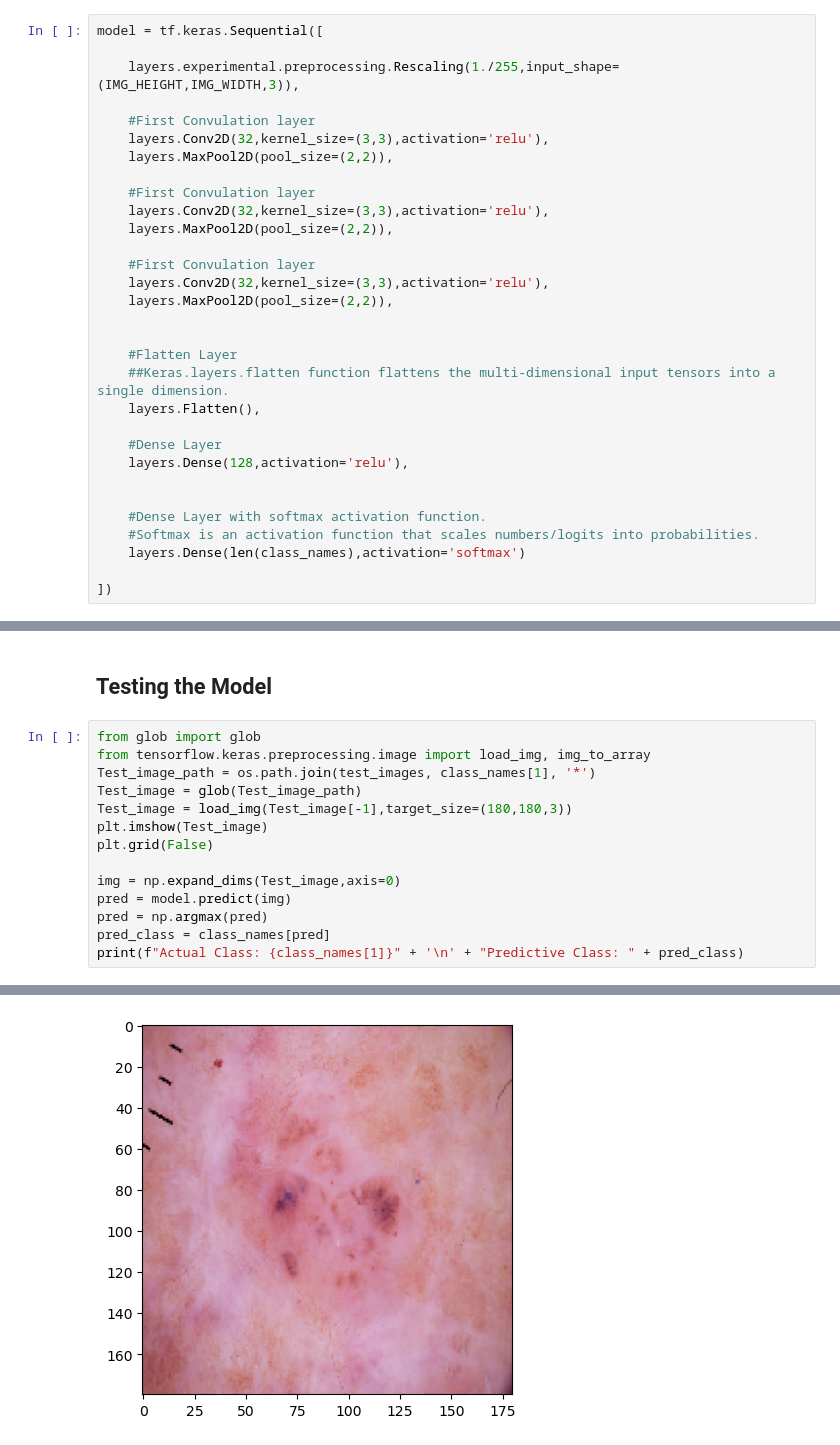
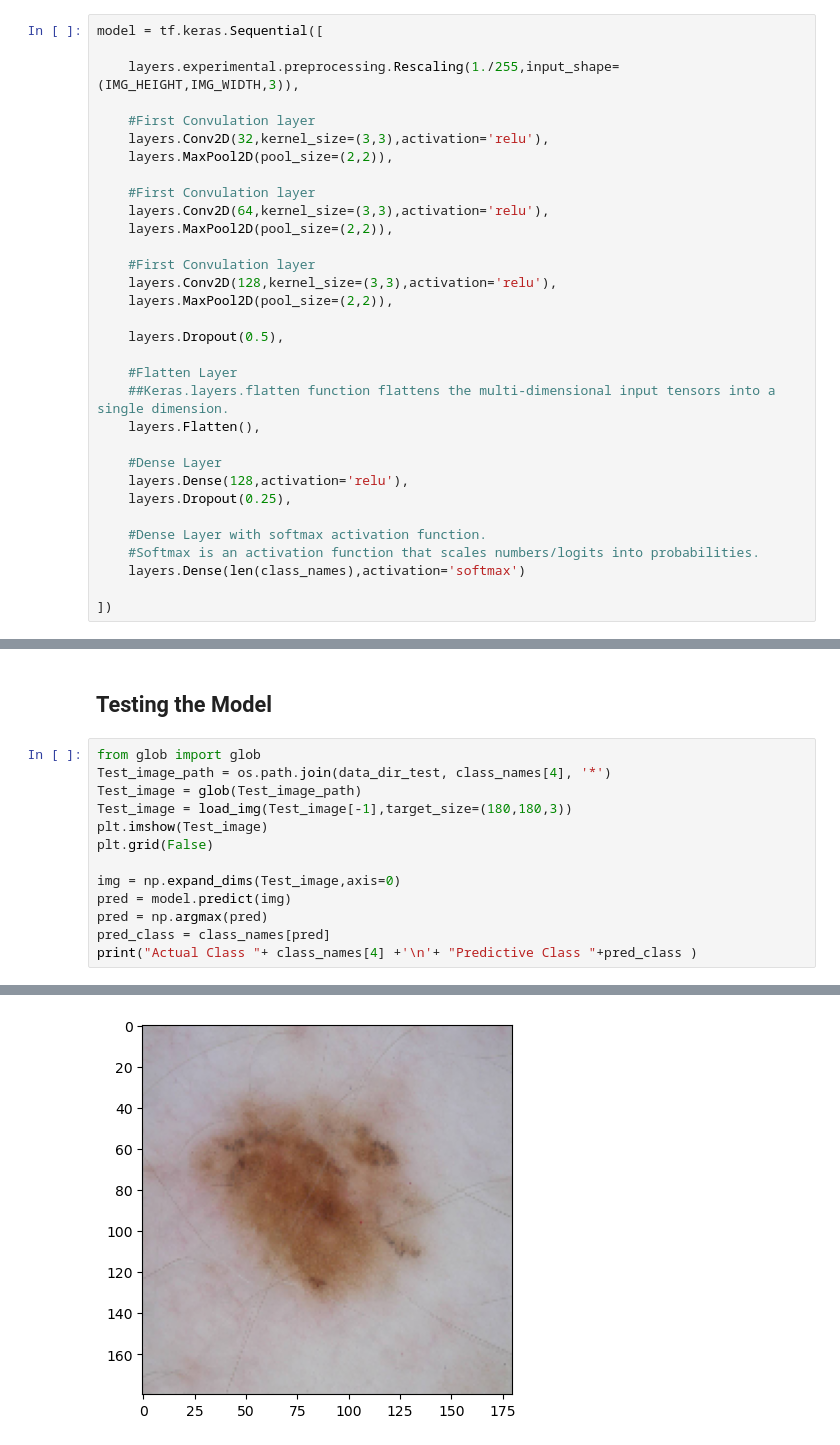
Before and after one commit to gurpreetkalra/Melanoma-Detection, a Jupyter notebook: MelanomaAssignmentUpgrad.ipynb, the cells around one changed output, grey strips where cells are left out. Drawn from its saved outputs; the diff is of its cells as text.

```diff
--- a/MelanomaAssignmentUpgrad.ipynb
+++ b/MelanomaAssignmentUpgrad.ipynb
@@ -415,13 +374,14 @@ model = tf.keras.Sequential([
     layers.MaxPool2D(pool_size=(2,2)),
 
     #First Convulation layer
-    layers.Conv2D(32,kernel_size=(3,3),activation='relu'),
+    layers.Conv2D(64,kernel_size=(3,3),activation='relu'),
     layers.MaxPool2D(pool_size=(2,2)),
 
     #First Convulation layer
-    layers.Conv2D(32,kernel_size=(3,3),activation='relu'),
+    layers.Conv2D(128,kernel_size=(3,3),activation='relu'),
     layers.MaxPool2D(pool_size=(2,2)),
 
+    layers.Dropout(0.5),
 
     #Flatten Layer
     ##Keras.layers.flatten function flattens the multi-dimensional input tensors into a single dimension.
@@ -429,7 +389,7 @@ model = tf.keras.Sequential([
 
     #Dense Layer
     layers.Dense(128,activation='relu'),
-
+    layers.Dropout(0.25),
 
     #Dense Layer with softmax activation function.
     #Softmax is an activation function that scales numbers/logits into probabilities.
@@ -570,8 +528,7 @@ The high training accuracy beyond epoch 15 suggests that the model may be memori
 ## Testing the Model
 # %%
 from glob import glob
-from tensorflow.keras.preprocessing.image import load_img, img_to_array
-Test_image_path = os.path.join(test_images, class_names[1], '*')
+Test_image_path = os.path.join(data_dir_test, class_names[4], '*')
 Test_image = glob(Test_image_path)
 Test_image = load_img(Test_image[-1],target_size=(180,180,3))
 plt.imshow(Test_image)
@@ -581,5 +538,5 @@ img = np.expand_dims(Test_image,axis=0)
 pred = model.predict(img)
 pred = np.argmax(pred)
 pred_class = class_names[pred]
-print(f"Actual Class: {class_names[1]}" + '\n' + "Predictive Class: " + pred_class)
+print("Actual Class "+ class_names[4] +'\n'+ "Predictive Class "+pred_class )
 # %% [output]
@@ -589 +546 @@ Predictive Class: dermatofibroma
-[figure, old version]
+[figure, new version]
```
Also changed, not shown: parts of 20 cells of this notebook.
